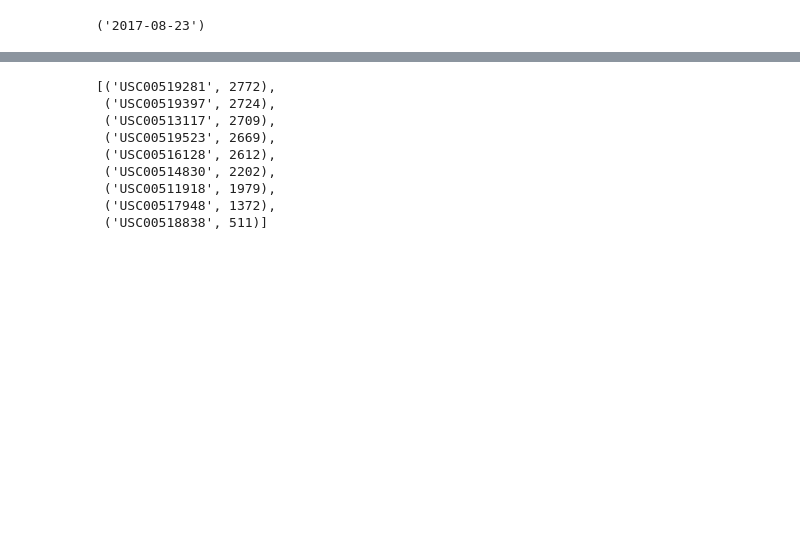
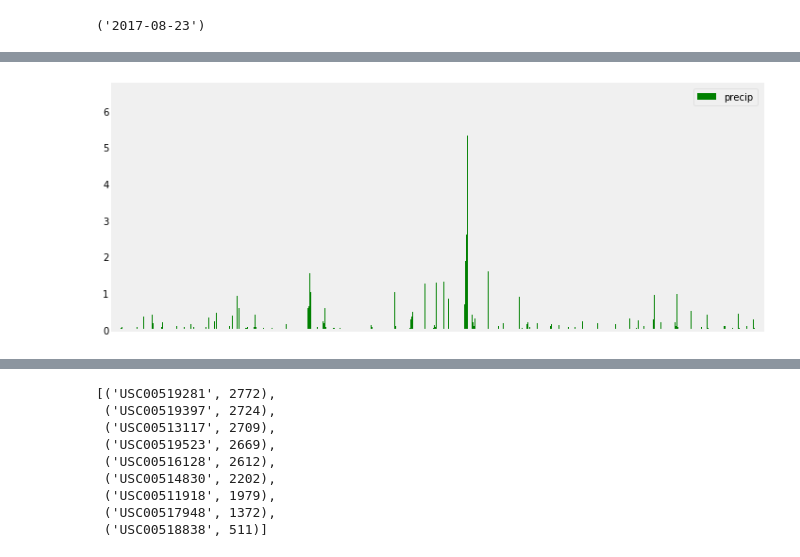
Before and after one commit to Congo-Kid/DataViz-Assignments, a Jupyter notebook: homework8_sqlAlchemy/climate_starter.ipynb, the cells around one changed output, grey strips where cells are left out. Drawn from its saved outputs; the diff is of its cells as text; code cells hidden in the pictures; blank space fills up the shorter version.

```diff
--- a/homework8_sqlAlchemy/climate_starter.ipynb
+++ b/homework8_sqlAlchemy/climate_starter.ipynb
@@ -57,8 +63,9 @@ session.query(Measurement.date).order_by(Measurement.date.desc()).first()
+# %%
+# Perform a query to retrieve the data and precipitation scores
+last_12_months = session.query(Measurement.date, Measurement.prcp).\
+    filter(Measurement.date >= '2011-08-23').filter(Measurement.date <= '2012-08-23').order_by(Measurement.date).all()
 # %%
-# Perform a query to retrieve the data and precipitation scores
-
 # Save the query results as a Pandas DataFrame and set the index to the date column
-
+precip_df = pd.DataFrame(last_12_months, columns=['date', 'precip'])
+precip_df.head()
 # Sort the dataframe by date
-
-# Use Pandas Plotting with Matplotlib to plot the data
@@ -65,3 +79,15 @@ session.query(Measurement.date).order_by(Measurement.date.desc()).first()
+# %%
+# Use Pandas Plotting with Matplotlib to plot the data
+precip_ax = precip_df.plot('date','precip', kind='bar', color="green", figsize=(10,4), alpha=0.9999)
+precip_ax.get_xaxis().set_visible(False)
+plt.xticks(rotation=45)
+plt.xlabel("Date")
+plt.grid(which='major')
+plt.savefig("Images/precipitation.png")
+plt.tight_layout()
+plt.show()
+# %% [output]
+[figure, added]
 # %% [markdown]
 ![precipitation](Images/precipitation.png)
 # %%
```
Also changed, not shown: parts of 13 cells of this notebook, 3 other files.
